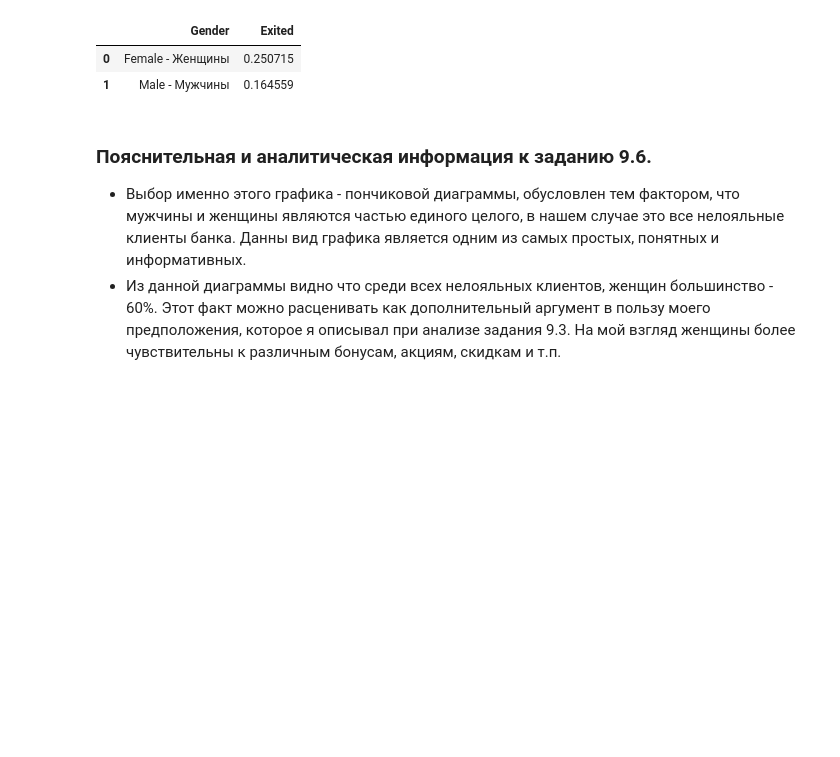
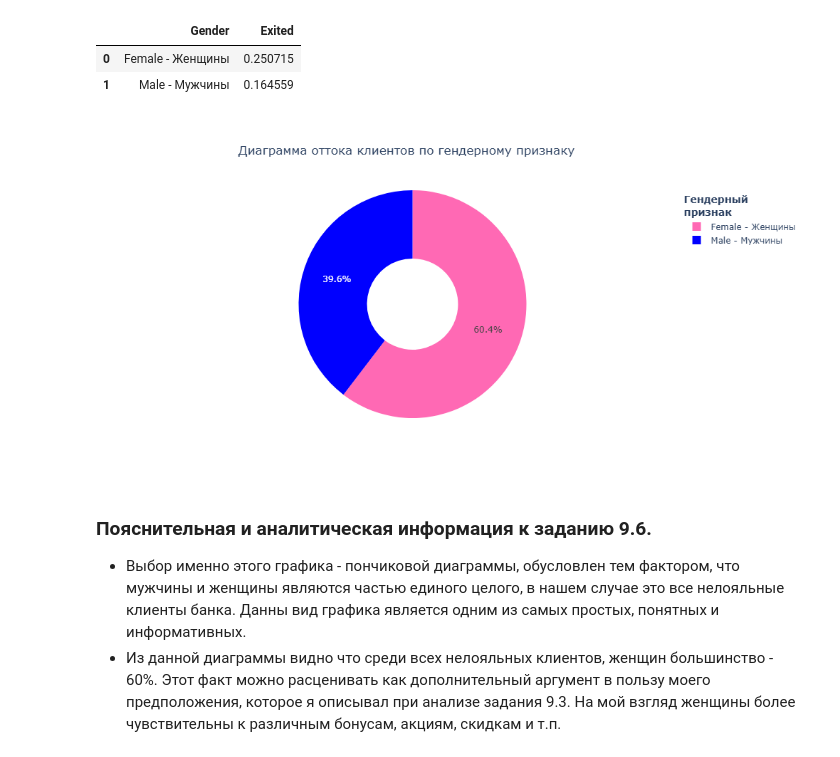
Before and after one commit to Nikiv76/sf_ds2025, a Jupyter notebook: project_HW-02/churn_analys2.ipynb, the cells around one changed output. Saved outputs shown, nothing was run; the diff lists cells and outputs as text; code cells hidden in the pictures; blank space fills up the shorter version.

```diff
--- a/project_HW-02/churn_analys2.ipynb
+++ b/project_HW-02/churn_analys2.ipynb
@@ -381,27 +387,30 @@ display(gender_ex)
 # %%
 fig = px.pie(
     gender_ex, # dataframe
     title='Диаграмма оттока клиентов по гендерному признаку', # Название диаграммы
     values='Exited', # Название столбца из которого будут взяты значения для расчета доли
     hole = 0.4, # Зададим размер отверстия для формирования пончиковой диаграммы
     names='Gender', # Название столбца из которого будут взяты значения для легенды
     color = 'Gender', # Какие данные нужно раскрасить и вкакие цвета
     color_discrete_map = {
         'Female - Женщины': 'hotpink',
         'Male - Мужчины': 'blue'
     })
     #labels = {'Gender': 'Гендерный признак', # labels- это данные для всплывающего окна, простой вариант.
     #         'Exited': 'Размер в процентах'},)
 # Поменяем название в легенде
 fig.update_layout(title_x = 0.2, legend_title_text='<b>Гендерный<br>признак</b>', showlegend=True)
 fig.update_traces(
     # Полностью настраиваемый шаблон всплывающего окна
     hovertemplate="<b>Доля</b> %{label}<br><b>от общего числа ушедших клиентов,</b> %<br><b><extra></extra>"
 )
 image_path = 'data/img6.png'
 fig.write_image(image_path, width=1000, height=500, scale=1)
+display(Image(filename=image_path))
 
-fig.show()
+#fig.show()
+# %% [output]
+[figure, added]
 # %% [markdown]
 ### Пояснительная и аналитическая информация к заданию 9.6.
 * Выбор именно этого графика - пончиковой диаграммы, обусловлен тем фактором, что мужчины и женщины являются частью единого целого, в нашем случае это все нелояльные клиенты банка. Данны вид графика является одним из самых простых, понятных и информативных.
```
Also changed, not shown: parts of 5 cells of this notebook, 1 other file.
